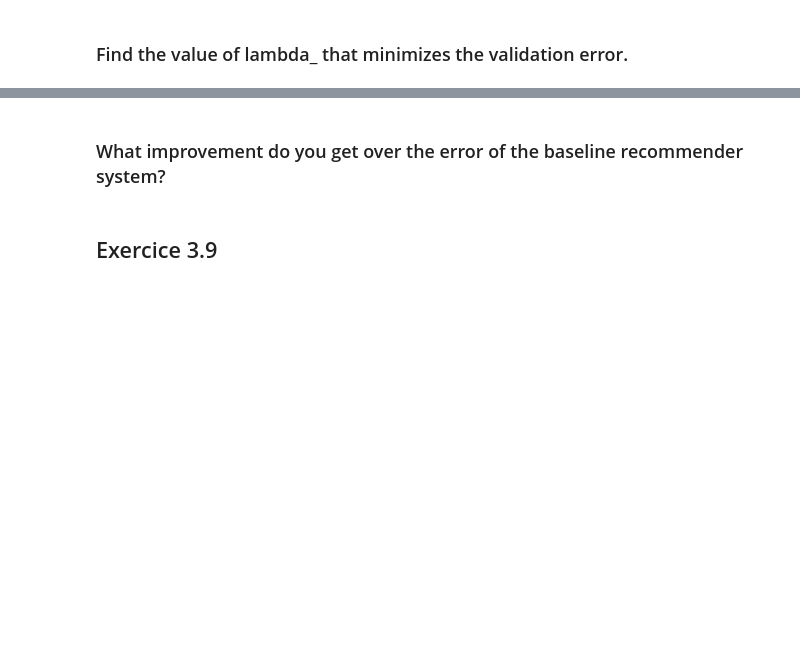
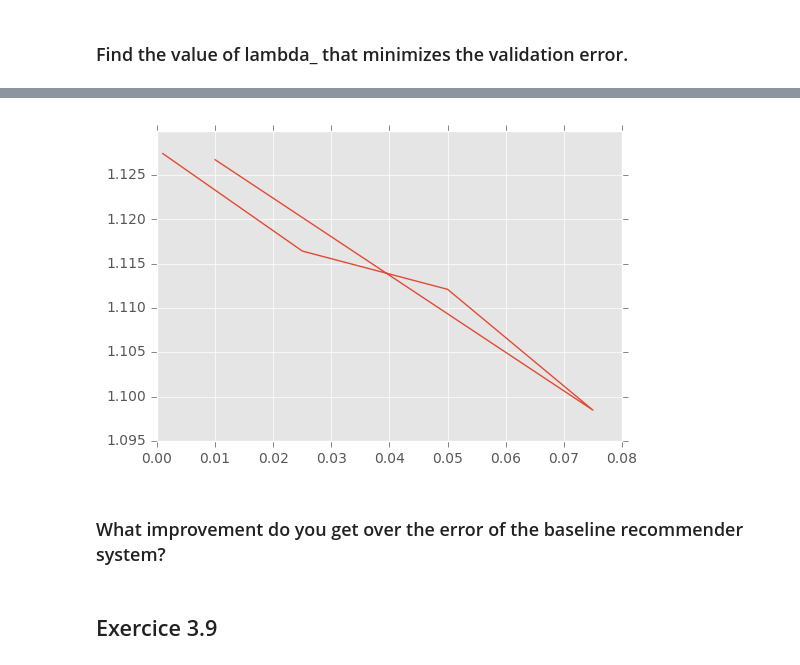
Before and after one commit to roblan11/InternetAnalyticsProject, a Jupyter notebook: ix-lab3/lab3-recsys.ipynb, the cells around one changed output, grey strips where cells are left out. Cells and saved outputs as stored; diff of their text form; code cells hidden in the pictures; blank space fills up the shorter version.

```diff
--- a/ix-lab3/lab3-recsys.ipynb
+++ b/ix-lab3/lab3-recsys.ipynb
@@ -218,2 +225,12 @@ plt.show()
+# %%
+lambda_values = [1e-3, 2.5*1e-2, 5*1e-2, 7.5*1e-2, 1e-2]
+res = []
+for l in lambda_values:
+    res.append(recommendation_error(lambda_v = l))
+
+plt.plot(lambda_values, res)
+plt.show()
+# %% [output]
+[figure, added]
 # %% [markdown]
 ### What improvement do you get over the error of the baseline recommender system?
```
Also changed, not shown: parts of 14 cells of this notebook.
